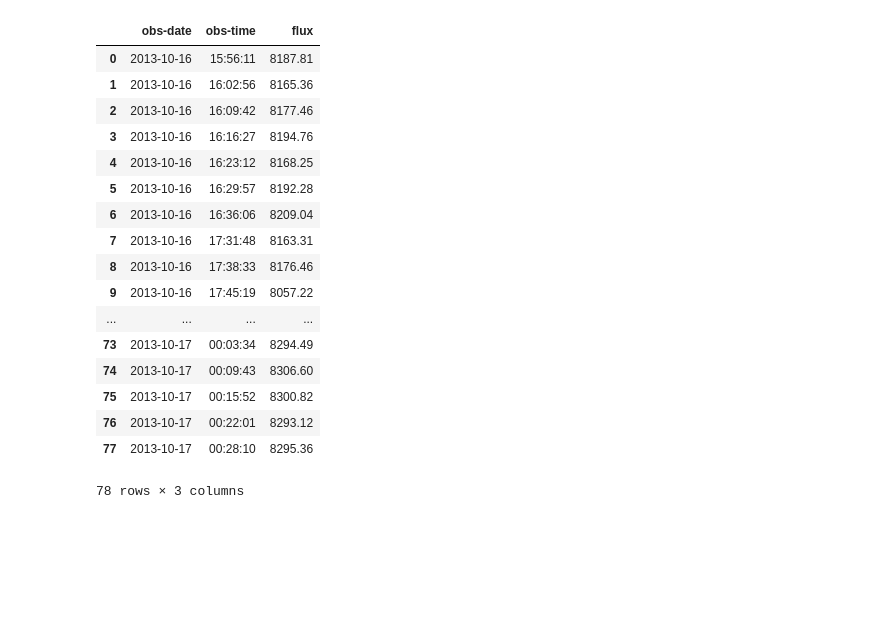
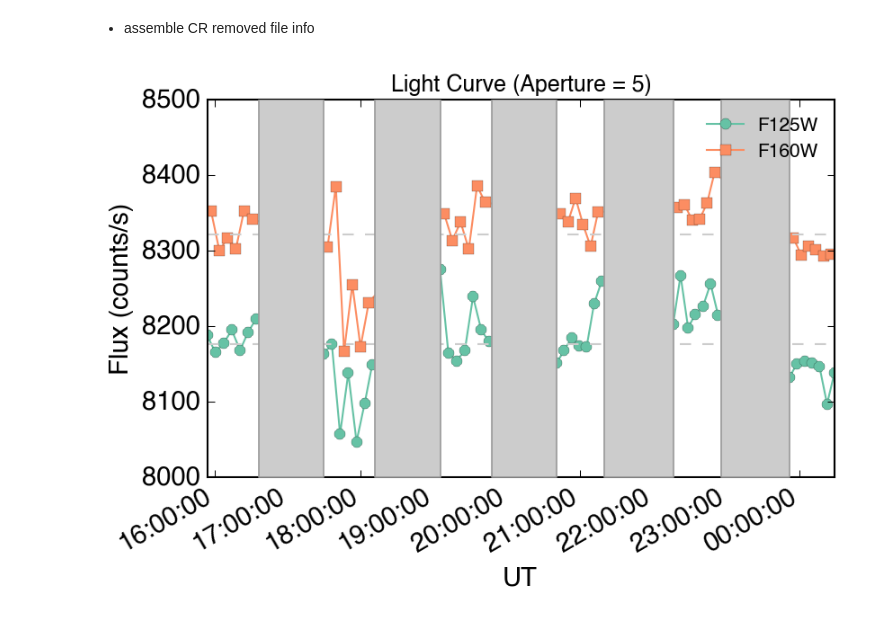
Before and after one commit to YifZhou/Exoplanet-Patchy-Clouds, a Jupyter notebook: aperturePhot/plotLightCurve.ipynb, the cells around one changed output. Saved outputs shown, nothing was run; the diff lists cells and outputs as text; code cells hidden in the pictures; blank space fills up the shorter version.

Commit message:
light curve plotted

```diff
--- a/aperturePhot/plotLightCurve.ipynb
+++ b/aperturePhot/plotLightCurve.ipynb
@@ -9,23 +9,6 @@ f160DF = pd.read_csv('f160aperphot.dat', sep = '\s+', names = ['obs-date', 'obs-
 # %%
 total = pd.concat([f125DF,f160DF], ignore_index = True)
-total.sort(columns = ['obs-date', 'obs-time'])
-total
+total.sort(columns = ['date-obs', 'time-obs'], )
+flt_file_info = pd.read_csv('../ABPIC-B_flt_file_info.csv', parse_dates = True)
-# %% [output]
-|  | obs-date | obs-time | flux |
-| 0 | 2013-10-16 | 15:56:11 | 8187.81 |
-| 1 | 2013-10-16 | 16:02:56 | 8165.36 |
-| 2 | 2013-10-16 | 16:09:42 | 8177.46 |
-| 3 | 2013-10-16 | 16:16:27 | 8194.76 |
-| 4 | 2013-10-16 | 16:23:12 | 8168.25 |
-| 5 | 2013-10-16 | 16:29:57 | 8192.28 |
-| 6 | 2013-10-16 | 16:36:06 | 8209.04 |
-| 7 | 2013-10-16 | 17:31:48 | 8163.31 |
-| 8 | 2013-10-16 | 17:38:33 | 8176.46 |
-| 9 | 2013-10-16 | 17:45:19 | 8057.22 |
-| ... | ... | ... | ... |
-| 73 | 2013-10-17 | 00:03:34 | 8294.49 |
-| 74 | 2013-10-17 | 00:09:43 | 8306.60 |
-| 75 | 2013-10-17 | 00:15:52 | 8300.82 |
-| 76 | 2013-10-17 | 00:22:01 | 8293.12 |
-| 77 | 2013-10-17 | 00:28:10 | 8295.36 |
-78 rows × 3 columns
+# %% [markdown]
+* assemble CR removed file info
@@ -31,0 +37,40 @@ total
+# %%
+f125Info = crRemovedInfo[crRemovedInfo['filter'] == 'F125W']
+f125Info.index = range(len(f125Info))
+f125Info['flux'] = f125DF['flux']
+f125Info['time'] = f125Info['date-obs'] + ' ' + f125Info['time-obs']+'Z'
+f125Info['time'] = pd.to_datetime(f125Info['time'])
+f125Info = f125Info.set_index(['time'])
+f160Info = crRemovedInfo[crRemovedInfo['filter'] == 'F160W']
+f160Info.index = range(len(f160Info))
+f160Info['flux'] = f160DF['flux']
+f160Info['time'] = f160Info['date-obs'] + ' ' + f160Info['time-obs']+'Z'
+f160Info['time'] = pd.to_datetime(f160Info['time'])
+f160Info = f160Info.set_index(['time'])
+# %%
+time_interval = [(np.datetime64('2013-10-16T16:36:06Z'),np.datetime64('2013-10-16T17:29:24Z')),
+                 (np.datetime64('2013-10-16 18:11:43Z'), np.datetime64('2013-10-16T19:05:02Z')),
+                 (np.datetime64('2013-10-16 19:47:22Z'), np.datetime64('2013-10-16T20:40:40Z')),
+                 (np.datetime64('2013-10-16 21:19:58Z'), np.datetime64('2013-10-16 22:16:17Z')),
+                 (np.datetime64('2013-10-16 22:55:35Z'), np.datetime64('2013-10-16 23:51:55Z'))]
+# %%
+%matplotlib inline
+import matplotlib.transforms as mtransforms
+fig = plt.figure()
+ax = fig.add_subplot(111)
+trans = mtransforms.blended_transform_factory(ax.transData, ax.transAxes)
+ax.plot(f125Info.index, f125Info['flux'], marker = 'o', label = 'F125W')
+ax.axhline(y = f125Info['flux'].mean(axis = 1), color = '0.8', ls = '--')
+ax.plot(f160Info.index, f160Info['flux'], marker = 's', label = 'F160W')
+ax.axhline(y = f160Info['flux'].mean(axis = 1), color = '0.8', ls = '--')
+for time_int in time_interval:
+    ax.fill_between(time_int, 0, 1, transform = trans, facecolor = '0.8', zorder = 5)
+ax.set_ylim([8000, 8500])
+ax.legend(loc = 'best')
+ax.set_xlabel('UT')
+ax.set_ylabel('Flux (counts/s)')
+ax.set_title('Light Curve (Aperture = 5)')
+fig.autofmt_xdate()
+plt.savefig('fluxcurve_aper_05.pdf')
+# %% [output]
+[figure, added]
```
Also changed, not shown: parts of 5 cells of this notebook, 2 other files.
